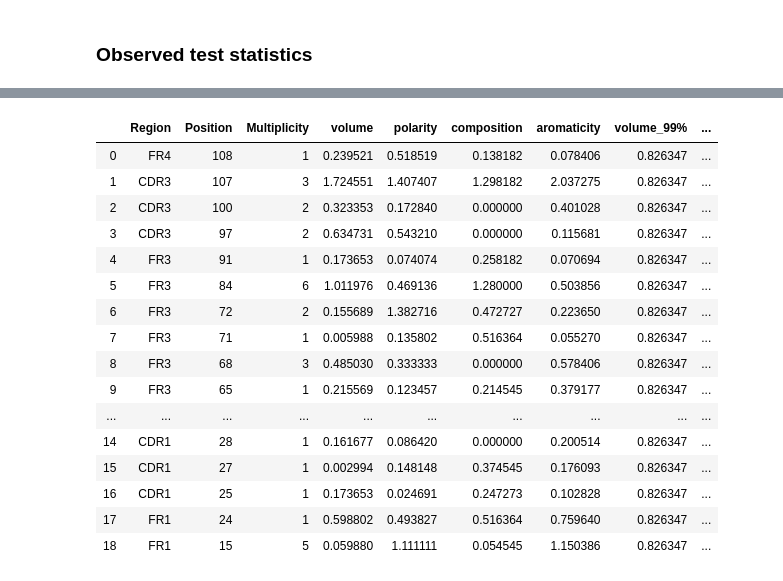
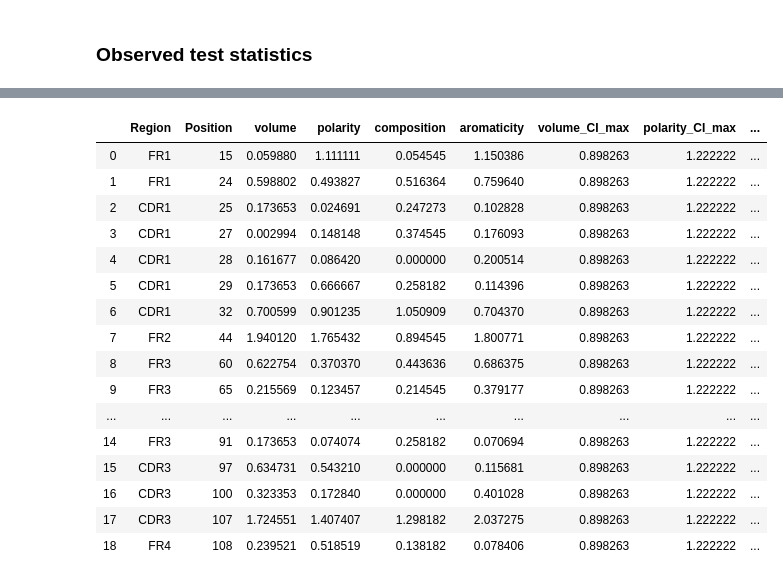
Before and after one commit to vinnub/Ig_SHM, a Jupyter notebook: test_pyvolve.ipynb, the cells around one changed output, grey strips where cells are left out. Saved outputs shown, nothing was run; the diff lists cells and outputs as text; code cells hidden in the pictures.

```diff
--- a/test_pyvolve.ipynb
+++ b/test_pyvolve.ipynb
@@ -47,12 +48,13 @@ plt.tight_layout()
 # %%
-fig, axs = plt.subplots(1, 3, figsize =(15,5))
+fig, axs = plt.subplots(1, 3, figsize =(15,6))
 fig.suptitle('Transition Probabilities (TQ=1 mutation per site)')
 for i, modelname in enumerate(['WAG', 'LG', 'AB']):
     model = pyvolve.Model(modelname)
     rate_matrix = copy.deepcopy(model.matrix)
     sns.heatmap(scipy.linalg.expm(rate_matrix),cmap = 'GnBu', ax = axs[i], label  = modelname,
-                xticklabels=model.code,vmax = 1., square=True, cbar_kws={"shrink": .5} )
+                xticklabels=model.code,vmax = 1., square=True, cbar_kws={"shrink": .3} )
     axs[i].set_yticklabels(model.code, rotation = 'horizontal')
     axs[i].set_title(modelname)
 plt.tight_layout()
+#plt.savefig('/Poppy/vbhardwaj/shm_project/images/P-matrices.png', dpi = 300)
 # %% [output]
@@ -95,10 +97,10 @@ CG_1615 = utils.clonal_graph(shm_file  = './Data/lineage1615_vertices30_shms.txt
                              seqs_file = './Data/lineage1615_vertices30_seqs.txt')
 # %%
 %%time
-null_dist = {}
+#null_dist = {}
 num_cores = 50
 n_sim = 100
-for model in ['AB', 'WAG']:
+for model in ['AB']:
     # Setup pyvolve model for simulations
     my_model = pyvolve.Model(model)
     my_partition = pyvolve.Partition(models = my_model, root_sequence = CG_1615.root_sequence)
@@ -115,5 +117,5 @@ for model in ['AB', 'WAG']:
         CG_1615.simulations.append(simulated_seqs)
 
     # Get null distribution from simulated data
-    null_dist[model] = CG_1615.sims_to_null_dists_parallel( Delta, cpus=num_cores,)
+    null_dist[model] = CG_1615.sims_to_null_dists_parallel( Delta, cpus=num_cores)
 # %% [output]
@@ -145,0 +143,2 @@ plt.title('99% confidence intervals');
+# %%
+Conf_int = utils.CI_from_null(null_dist, 0.95, )
@@ -164,20 +153,22 @@ output = pd.concat([observed_stats, observed_stats.apply(lambda x: pd.Series(qua
+# %%
+output = utils.create_output_df(CG_1615, Delta, Conf_int, 'AB',)
 # %%
-output.reset_index()
+output
 # %% [output]
-|  | Region | Position | Multiplicity | volume | polarity | composition | aromaticity | volume_99% | ... |
-| 0 | FR4 | 108 | 1 | 0.239521 | 0.518519 | 0.138182 | 0.078406 | 0.826347 | ... |
-| 1 | CDR3 | 107 | 3 | 1.724551 | 1.407407 | 1.298182 | 2.037275 | 0.826347 | ... |
-| 2 | CDR3 | 100 | 2 | 0.323353 | 0.172840 | 0.000000 | 0.401028 | 0.826347 | ... |
-| 3 | CDR3 | 97 | 2 | 0.634731 | 0.543210 | 0.000000 | 0.115681 | 0.826347 | ... |
-| 4 | FR3 | 91 | 1 | 0.173653 | 0.074074 | 0.258182 | 0.070694 | 0.826347 | ... |
-| 5 | FR3 | 84 | 6 | 1.011976 | 0.469136 | 1.280000 | 0.503856 | 0.826347 | ... |
-| 6 | FR3 | 72 | 2 | 0.155689 | 1.382716 | 0.472727 | 0.223650 | 0.826347 | ... |
-| 7 | FR3 | 71 | 1 | 0.005988 | 0.135802 | 0.516364 | 0.055270 | 0.826347 | ... |
-| 8 | FR3 | 68 | 3 | 0.485030 | 0.333333 | 0.000000 | 0.578406 | 0.826347 | ... |
-| 9 | FR3 | 65 | 1 | 0.215569 | 0.123457 | 0.214545 | 0.379177 | 0.826347 | ... |
+|  | Region | Position | volume | polarity | composition | aromaticity | volume_CI_max | polarity_CI_max | ... |
+| 0 | FR1 | 15 | 0.059880 | 1.111111 | 0.054545 | 1.150386 | 0.898263 | 1.222222 | ... |
+| 1 | FR1 | 24 | 0.598802 | 0.493827 | 0.516364 | 0.759640 | 0.898263 | 1.222222 | ... |
+| 2 | CDR1 | 25 | 0.173653 | 0.024691 | 0.247273 | 0.102828 | 0.898263 | 1.222222 | ... |
+| 3 | CDR1 | 27 | 0.002994 | 0.148148 | 0.374545 | 0.176093 | 0.898263 | 1.222222 | ... |
+| 4 | CDR1 | 28 | 0.161677 | 0.086420 | 0.000000 | 0.200514 | 0.898263 | 1.222222 | ... |
+| 5 | CDR1 | 29 | 0.173653 | 0.666667 | 0.258182 | 0.114396 | 0.898263 | 1.222222 | ... |
+| 6 | CDR1 | 32 | 0.700599 | 0.901235 | 1.050909 | 0.704370 | 0.898263 | 1.222222 | ... |
+| 7 | FR2 | 44 | 1.940120 | 1.765432 | 0.894545 | 1.800771 | 0.898263 | 1.222222 | ... |
+| 8 | FR3 | 60 | 0.622754 | 0.370370 | 0.443636 | 0.686375 | 0.898263 | 1.222222 | ... |
+| 9 | FR3 | 65 | 0.215569 | 0.123457 | 0.214545 | 0.379177 | 0.898263 | 1.222222 | ... |
 | ... | ... | ... | ... | ... | ... | ... | ... | ... | ... |
-| 14 | CDR1 | 28 | 1 | 0.161677 | 0.086420 | 0.000000 | 0.200514 | 0.826347 | ... |
-| 15 | CDR1 | 27 | 1 | 0.002994 | 0.148148 | 0.374545 | 0.176093 | 0.826347 | ... |
-| 16 | CDR1 | 25 | 1 | 0.173653 | 0.024691 | 0.247273 | 0.102828 | 0.826347 | ... |
-| 17 | FR1 | 24 | 1 | 0.598802 | 0.493827 | 0.516364 | 0.759640 | 0.826347 | ... |
-| 18 | FR1 | 15 | 5 | 0.059880 | 1.111111 | 0.054545 | 1.150386 | 0.826347 | ... |
+| 14 | FR3 | 91 | 0.173653 | 0.074074 | 0.258182 | 0.070694 | 0.898263 | 1.222222 | ... |
+| 15 | CDR3 | 97 | 0.634731 | 0.543210 | 0.000000 | 0.115681 | 0.898263 | 1.222222 | ... |
+| 16 | CDR3 | 100 | 0.323353 | 0.172840 | 0.000000 | 0.401028 | 0.898263 | 1.222222 | ... |
+| 17 | CDR3 | 107 | 1.724551 | 1.407407 | 1.298182 | 2.037275 | 0.898263 | 1.222222 | ... |
+| 18 | FR4 | 108 | 0.239521 | 0.518519 | 0.138182 | 0.078406 | 0.898263 | 1.222222 | ... |
```
Also changed, not shown: parts of 13 cells of this notebook, 2 other files.
